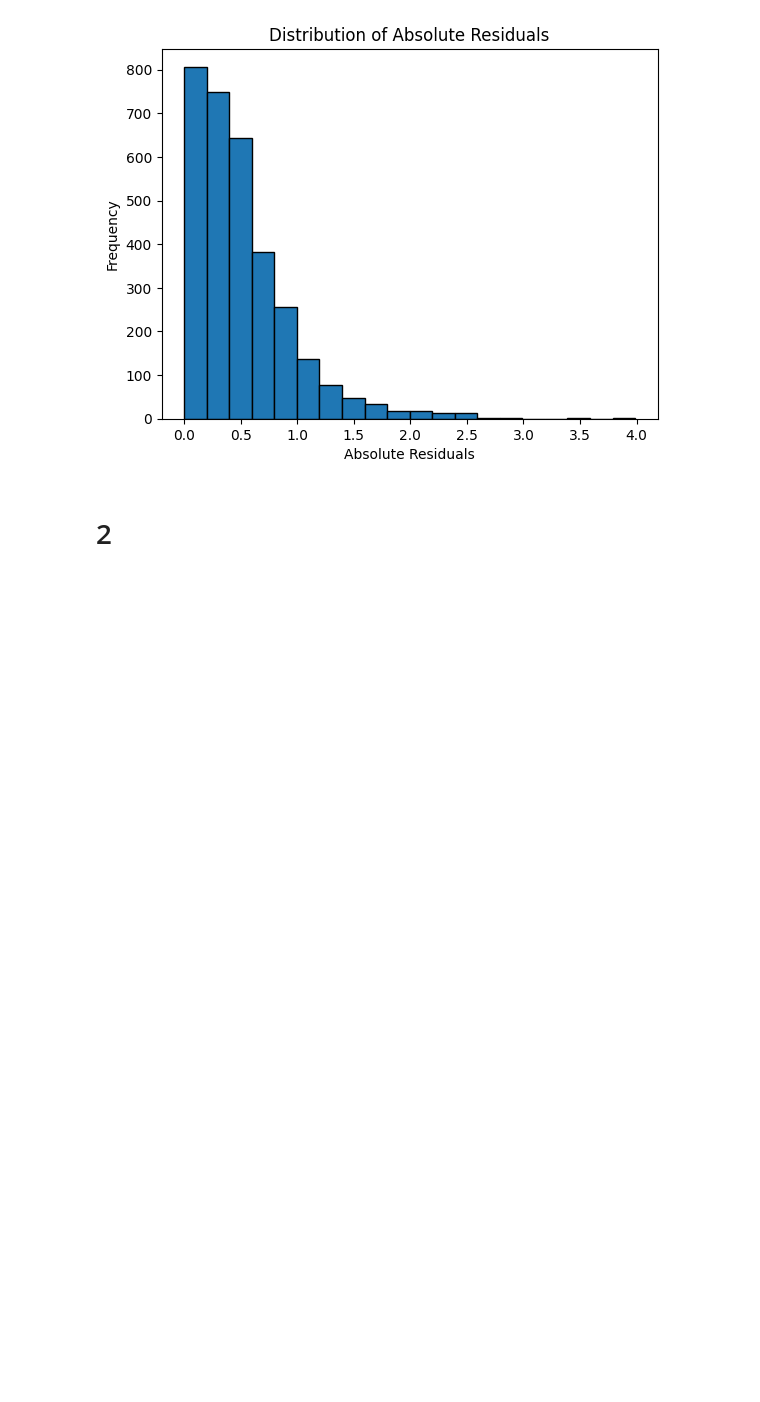
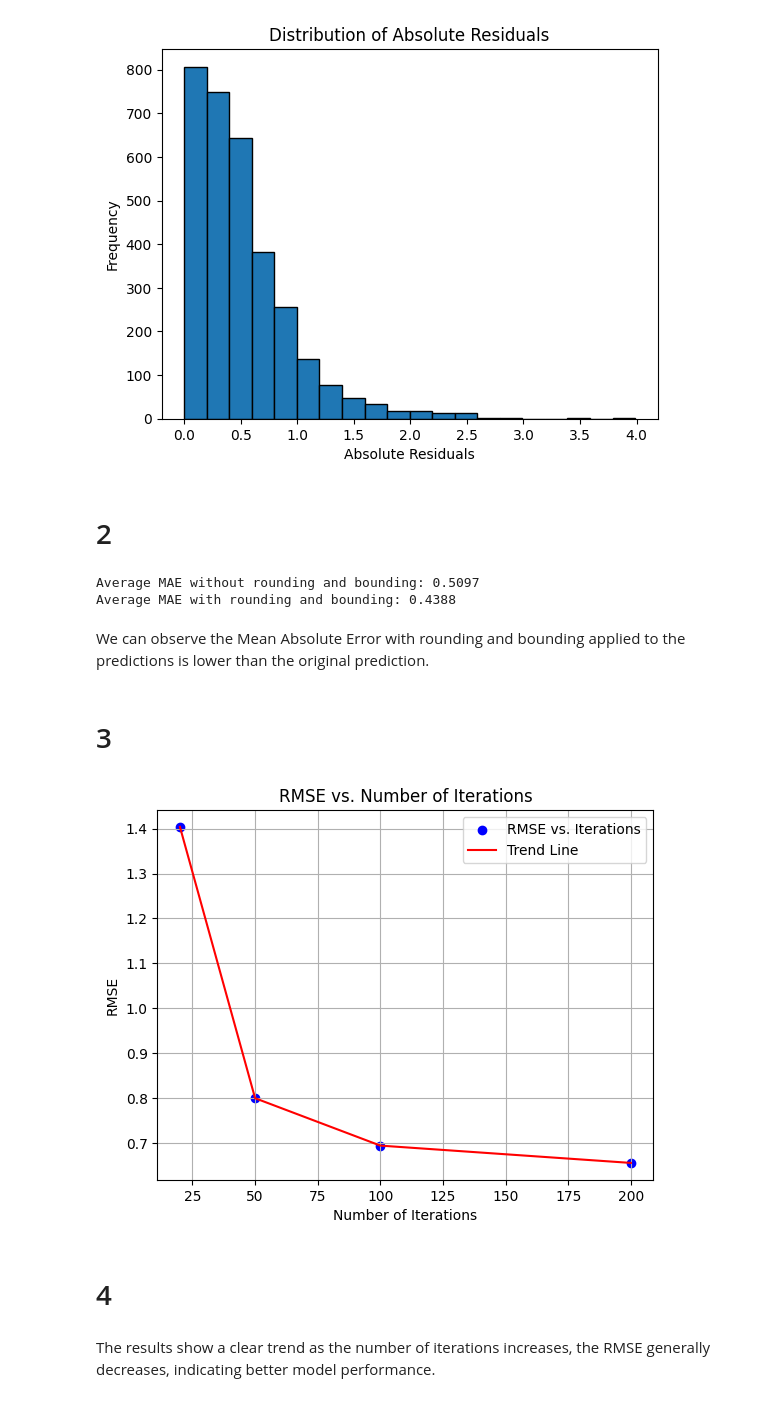
Before and after one commit to MateuSpencer/ML_HW_24-24, a Jupyter notebook: HW3/HW3_Programming.ipynb, the cells around one changed output. Drawn from its saved outputs; the diff is of its cells as text; code cells hidden in the pictures; blank space fills up the shorter version.

Commit message:
added 2 & 3 programming questions

```diff
--- a/HW3/HW3_Programming.ipynb
+++ b/HW3/HW3_Programming.ipynb
@@ -34,7 +36,11 @@ df
 # %%
 num_runs = 10
 random_states = range(1, num_runs + 1)
+
 residuals = []
+
+mae_original = []
+mae_values_rounded_bounded = []
 
 for random_state in random_states:
     mlp = MLPRegressor(hidden_layer_sizes=(10, 10), activation='relu', early_stopping=True, validation_fraction=0.2, random_state=random_state)
@@ -45,6 +51,15 @@ for random_state in random_states:
 
     residuals.extend(np.abs(y_test - y_pred))
 
+    # For question 2
+    # Calculate MAE for original predictions
+    mae_original.append(mean_absolute_error(y_test, y_pred))
+    # Round and bound the estimates & calculate the MAE
+    y_pred_rounded = np.round(y_pred)
+    y_pred_rounded_bounded = np.clip(y_pred_rounded, 1, 10)
+    mae_rounded_bounded = mean_absolute_error(y_test, y_pred_rounded_bounded)
+    mae_values_rounded_bounded.append(mae_rounded_bounded)
+
 plt.hist(residuals, bins=20, edgecolor='k')
 plt.xlabel('Absolute Residuals')
 plt.ylabel('Frequency')
@@ -54,3 +69,51 @@ plt.show()
 [figure]
 # %% [markdown]
 # 2
+# %%
+# Calculate the average MAE for original predictions and rounded predictions
+avg_mae_original = np.mean(mae_original)
+avg_mae_rounded_bounded = np.mean(mae_values_rounded_bounded)
+
+print(f"Average MAE without rounding and bounding: {avg_mae_original:.4f}")
+print(f"Average MAE with rounding and bounding: {avg_mae_rounded_bounded:.4f}")
+# %% [output]
+Average MAE without rounding and bounding: 0.5097
+Average MAE with rounding and bounding: 0.4388
+# %% [markdown]
+We can observe the Mean Absolute Error with rounding and bounding applied to the predictions is lower than the original prediction.
+# %% [markdown]
+# 3
+# %%
+iteration_settings = [20, 50, 100, 200]
+
+rmse_results = []
+
+for iterations in iteration_settings:
+    aux_rmse_results = []
+    for random_state in random_states:
+        mlp = MLPRegressor(hidden_layer_sizes=(10, 10), activation='relu', max_iter=iterations, validation_fraction=0.2, random_state=random_state)
+
+        mlp.fit(X_train, y_train)
+
+        y_pred = mlp.predict(X_test)
+
+        rmse = np.sqrt(mean_squared_error(y_test, y_pred))
+        aux_rmse_results.append(rmse)
+
+    rmse_results.append(np.mean(aux_rmse_results))
+
+
+plt.scatter(iteration_settings, rmse_results, marker='o', color='b', label='RMSE vs. Iterations')
+plt.plot(iteration_settings, rmse_results, linestyle='-', color='r', label='Trend Line')
+plt.xlabel('Number of Iterations')
+plt.ylabel('RMSE')
+plt.title('RMSE vs. Number of Iterations')
+plt.grid(True)
+plt.legend()
+plt.show()
+# %% [output]
+[figure, added]
+# %% [markdown]
+# 4
+# %% [markdown]
+The results show a clear trend as the number of iterations increases, the RMSE generally decreases, indicating better model performance.
```
Also changed, not shown: parts of 1 cell of this notebook.
